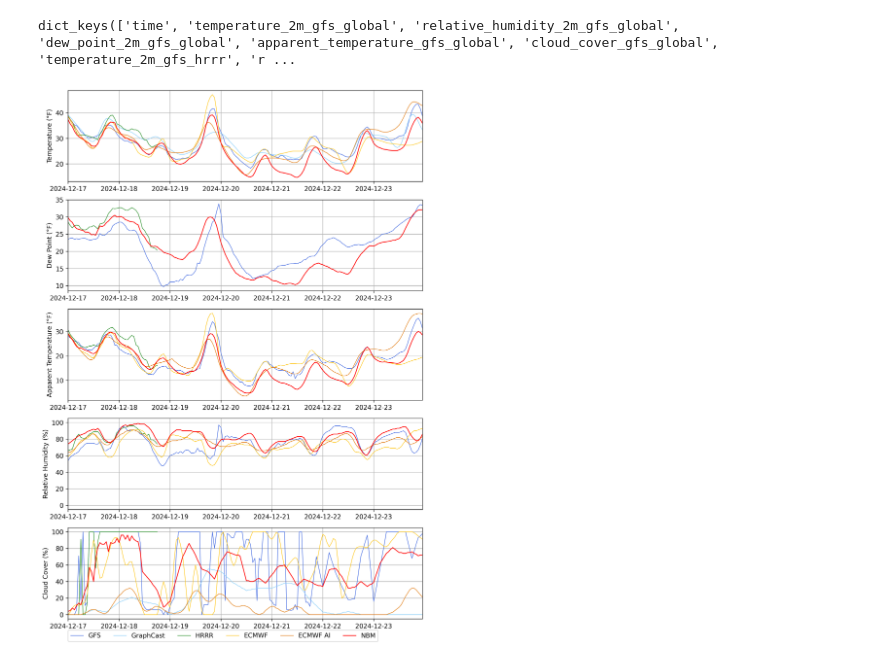
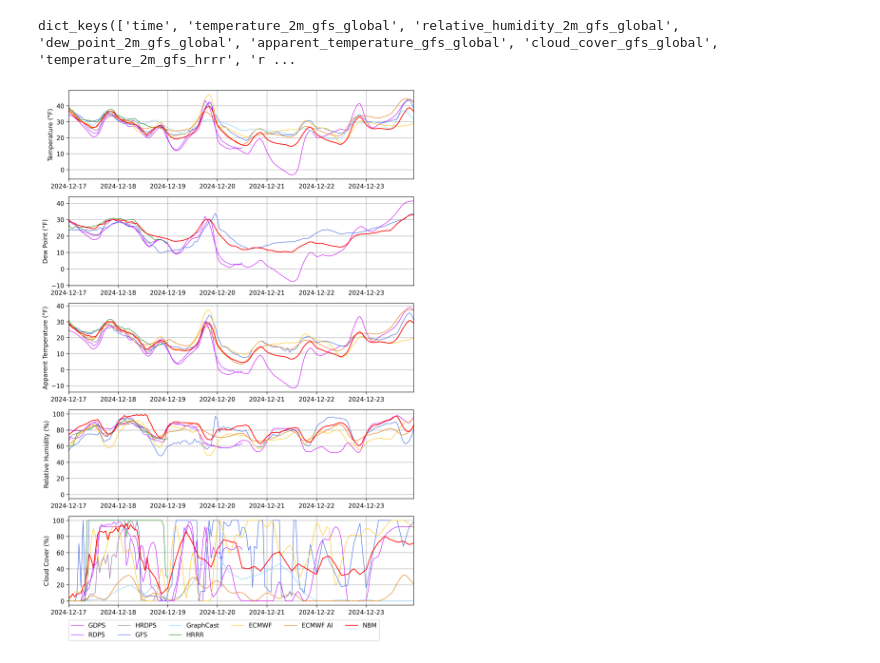
Before and after one commit to Weatherman142/WeatherChart, a Jupyter notebook: meteogramChart.ipynb, the cells around one changed output. Drawn from its saved outputs; the diff is of its cells as text; code cells hidden in the pictures.

Commit message:
Added GEM forecast data.

```diff
--- a/meteogramChart.ipynb
+++ b/meteogramChart.ipynb
@@ -111,29 +140,40 @@ ECMWF_AIdataframe[cloudCoverName]  = dataECMWF['hourly']['cloud_cover_ecmwf_aifs
 # %%
+# Converts the timestamps into a
 GFSdataframe[timeName] = timeHandler.timeParser(GFSdataframe[timeName])
-
 GFS_GCdataframe[timeName] = timeHandler.timeParser(GFS_GCdataframe[timeName])
-
 HRRRdataframe[timeName] = timeHandler.timeParser(HRRRdataframe[timeName])
-
 NBMdataframe[timeName] = timeHandler.timeParser(NBMdataframe[timeName])
 
 ECMWFdataframe[timeName] = timeHandler.timeParser(ECMWFdataframe[timeName])
+ECMWF_AIdataframe[timeName] = timeHandler.timeParser(ECMWF_AIdataframe[timeName])
 
-ECMWF_AIdataframe[timeName] = timeHandler.timeParser(ECMWF_AIdataframe[timeName])
+GDPSdataframe[timeName] = timeHandler.timeParser(GDPSdataframe[timeName])
+RDPSdataframe[timeName] = timeHandler.timeParser(RDPSdataframe[timeName])
+HRDPSdataframe[timeName] = timeHandler.timeParser(HRDPSdataframe[timeName])
 # %%
+# Set colors for the plots.
 GFScolor = "royalblue"
 GFS_GCcolor = "lightskyblue"
 HRRRcolor = "forestgreen"
 NBMcolor = "red"
+
 ECMWFcolor = "xkcd:golden yellow"
 ECMWF_AIcolor = "xkcd:pumpkin"
 
+GDPScolor = "xkcd:hot purple"
+RDPScolor = "xkcd:electric purple"
+HRDPScolor = "xkcd:faded purple"
+
 linewidth = 0.80
-NBMlinewidth = 1.15
+NBMlinewidth = 1.25
 # %%
 plt.rcParams["figure.dpi"] = 300
 fig, (ax1, ax2, ax3, ax4, ax5) = plt.subplots(5, figsize=(10,15))
 
+# Plots 2-meter air temperatures.
+ax1.plot(GDPSdataframe[timeName], GDPSdataframe[temperatureName], color=GDPScolor, linewidth=linewidth)
+ax1.plot(RDPSdataframe[timeName], RDPSdataframe[temperatureName], color=RDPScolor, linewidth=linewidth)
+ax1.plot(HRDPSdataframe[timeName], HRDPSdataframe[temperatureName], color=HRDPScolor, linewidth=linewidth)
 ax1.plot(GFSdataframe[timeName], GFSdataframe[temperatureName], color=GFScolor, linewidth=linewidth)
 ax1.plot(GFS_GCdataframe[timeName], GFS_GCdataframe[temperatureName], color=GFS_GCcolor, linewidth=linewidth)
 ax1.plot(HRRRdataframe[timeName], HRRRdataframe[temperatureName], color=HRRRcolor, linewidth=linewidth)
@@ -141,49 +181,70 @@ ax1.plot(ECMWFdataframe[timeName], ECMWFdataframe[temperatureName], color=ECMWFc
 ax1.plot(ECMWF_AIdataframe[timeName], ECMWF_AIdataframe[temperatureName], color=ECMWF_AIcolor, linewidth=linewidth)
 ax1.plot(NBMdataframe[timeName], NBMdataframe[temperatureName], color=NBMcolor, linewidth=NBMlinewidth)
 
+# Plots 2-meter dew point temperatures.
+# Some models (GFS-GC, and ECMWF-IFS & -AIFS) lack dew point information.
+ax2.plot(GDPSdataframe[timeName], GDPSdataframe[dewpointName], color=GDPScolor, linewidth=linewidth)
+ax2.plot(RDPSdataframe[timeName], RDPSdataframe[dewpointName], color=RDPScolor, linewidth=linewidth)
+ax2.plot(HRDPSdataframe[timeName], HRDPSdataframe[dewpointName], color=HRDPScolor, linewidth=linewidth)
 ax2.plot(GFSdataframe[timeName], GFSdataframe[dewpointName], color=GFScolor, linewidth=linewidth)
 ax2.plot(HRRRdataframe[timeName],HRRRdataframe[dewpointName], color=HRRRcolor, linewidth=linewidth)
-#ax2.plot(ECMWFdataframe[timeName], ECMWFdataframe[dewpointName], color=ECMWFcolor, linewidth=linewidth)
-#ax2.plot(ECMWF_AIdataframe[timeName], ECMWF_AIdataframe[dewpointName], color=ECMWF_AIcolor, linewidth=linewidth)
 ax2.plot(NBMdataframe[timeName], NBMdataframe[dewpointName], color=NBMcolor, linewidth=NBMlinewidth)
 
+# Plots 2-meter apparent ("feels like") temperatures.
+# Some models (GFS-GC) lack apparent temperature information.
+ax3.plot(GDPSdataframe[timeName], GDPSdataframe[feelsLikeName], color=GDPScolor, linewidth=linewidth)
+ax3.plot(RDPSdataframe[timeName], RDPSdataframe[feelsLikeName], color=RDPScolor, linewidth=linewidth)
+ax3.plot(HRDPSdataframe[timeName], HRDPSdataframe[feelsLikeName], color=HRDPScolor, linewidth=linewidth)
 ax3.plot(GFSdataframe[timeName], GFSdataframe[feelsLikeName], color=GFScolor, linewidth=linewidth)
 ax3.plot(HRRRdataframe[timeName], HRRRdataframe[feelsLikeName], color=HRRRcolor, linewidth=linewidth)
 ax3.plot(ECMWFdataframe[timeName], ECMWFdataframe[feelsLikeName], color=ECMWFcolor, linewidth=linewidth)
 ax3.plot(ECMWF_AIdataframe[timeName], ECMWF_AIdataframe[feelsLikeName], color=ECMWF_AIcolor, linewidth=linewidth)
 ax3.plot(NBMdataframe[timeName], NBMdataframe[feelsLikeName], color=NBMcolor, linewidth=NBMlinewidth)
 
+# Plots 2-meter relative humidities.
+# Some models (GFS-GC, and ECMWF-IFS & -AIFS) lack relative humidity information.
+ax4.plot(GDPSdataframe[timeName], GDPSdataframe[rhName], color=GDPScolor, linewidth=linewidth)
+ax4.plot(RDPSdataframe[timeName], RDPSdataframe[rhName], color=RDPScolor, linewidth=linewidth)
+ax4.plot(HRDPSdataframe[timeName], HRDPSdataframe[rhName], color=HRDPScolor, linewidth=linewidth)
 ax4.plot(GFSdataframe[timeName], GFSdataframe[rhName], color=GFScolor, linewidth=linewidth)
 ax4.plot(HRRRdataframe[timeName], HRRRdataframe[rhName], color=HRRRcolor, linewidth=linewidth)
 ax4.plot(ECMWFdataframe[timeName], ECMWFdataframe[rhName], color=ECMWFcolor, linewidth=linewidth)
 ax4.plot(ECMWF_AIdataframe[timeName], ECMWF_AIdataframe[rhName], color=ECMWF_AIcolor, linewidth=linewidth)
 ax4.plot(NBMdataframe[timeName], NBMdataframe[rhName], color=NBMcolor, linewidth=NBMlinewidth)
 
+# Plots total cloud cover data.
+ax5.plot(GDPSdataframe[timeName], GDPSdataframe[cloudCoverName], color=GDPScolor, linewidth=linewidth, label="GDPS")
+ax5.plot(RDPSdataframe[timeName], RDPSdataframe[cloudCoverName], color=RDPScolor, linewidth=linewidth, label="RDPS")
+ax5.plot(HRDPSdataframe[timeName], HRDPSdataframe[cloudCoverName], color=HRDPScolor, linewidth=linewidth, label="HRDPS")
 ax5.plot(GFSdataframe[timeName], GFSdataframe[cloudCoverName], color=GFScolor, linewidth=linewidth, label="GFS")
 ax5.plot(GFS_GCdataframe[timeName], GFS_GCdataframe[cloudCoverName], color=GFS_GCcolor, linewidth=linewidth, label="GraphCast")
 ax5.plot(HRRRdataframe[timeName], HRRRdataframe[cloudCoverName], color=HRRRcolor, linewidth=linewidth, label="HRRR")
 ax5.plot(ECMWFdataframe[timeName], ECMWFdataframe[cloudCoverName], color=ECMWFcolor, linewidth=linewidth, label="ECMWF")
 ax5.plot(ECMWF_AIdataframe[timeName], ECMWF_AIdataframe[cloudCoverName], color=ECMWF_AIcolor, linewidth=linewidth, label="ECMWF AI")
 ax5.plot(NBMdataframe[timeName], NBMdataframe[cloudCoverName], color=NBMcolor, linewidth=NBMlinewidth, label="NBM")
 
+# Enables gridding.
 ax1.grid(True)
 ax2.grid(True)
 ax3.grid(True)
 ax4.grid(True)
 ax5.grid(True)
 
+# Sets y-labels and title.
 ax1.set_ylabel("Temperature (°F)")
 ax2.set_ylabel("Dew Point (°F)")
 ax3.set_ylabel("Apparent Temperature (°F)")
 ax4.set_ylabel("Relative Humidity (%)")
 ax5.set_ylabel("Cloud Cover (%)")
 
+# Adjust the bounds of the plot to make it consistent.s
 plt.setp(ax1, xlim=[NBMdataframe[timeName].iloc[0], NBMdataframe[timeName].iloc[-1]])
 plt.setp(ax2, xlim=[NBMdataframe[timeName].iloc[0], NBMdataframe[timeName].iloc[-1]])
 plt.setp(ax3, xlim=[NBMdataframe[timeName].iloc[0], NBMdataframe[timeName].iloc[-1]])
 plt.setp(ax4, xlim=[NBMdataframe[timeName].iloc[0], NBMdataframe[timeName].iloc[-1]], ylim=[-5, 105])
 plt.setp(ax5, xlim=[NBMdataframe[timeName].iloc[0], NBMdataframe[timeName].iloc[-1]], ylim=[-5, 105])
 
-leg = ax5.legend(loc=(0, -0.25), ncol=6)
+# Sets the legend and size of it.
+leg = ax5.legend(loc=(0, -0.4), ncol=6)
 # %% [output]
-[figure, old version]
+[figure, new version]
```
Also changed, not shown: parts of 6 cells of this notebook.
